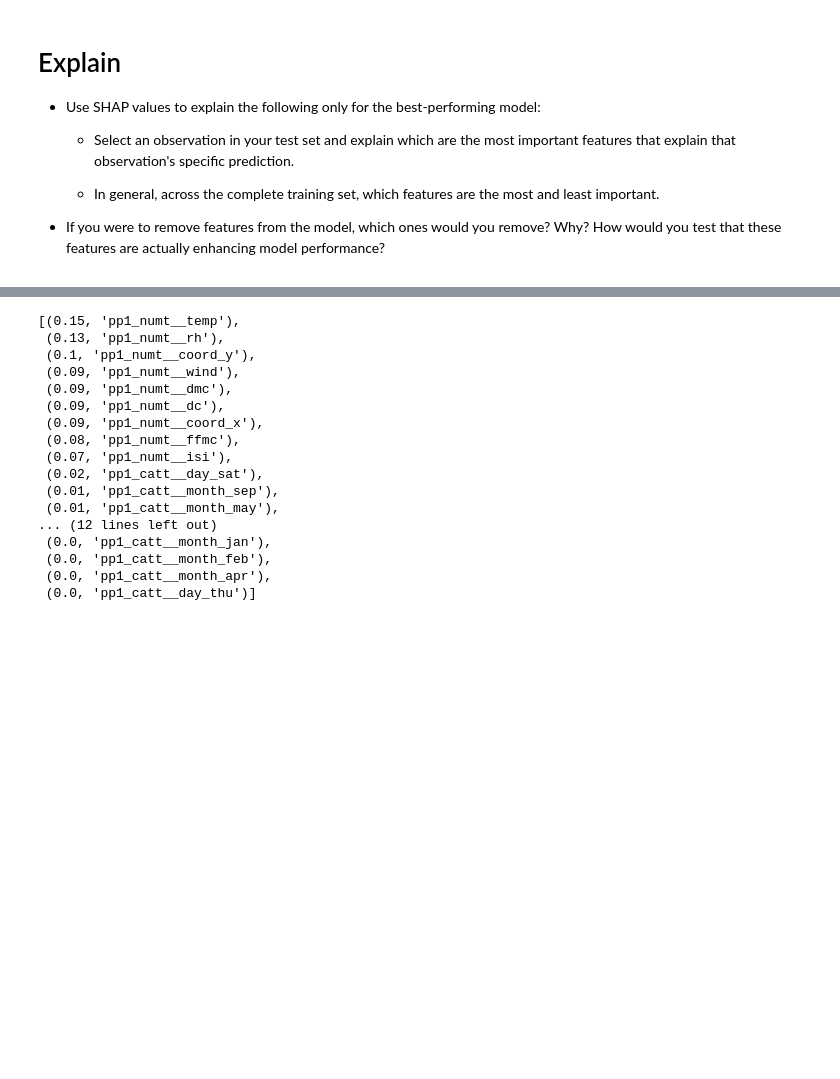
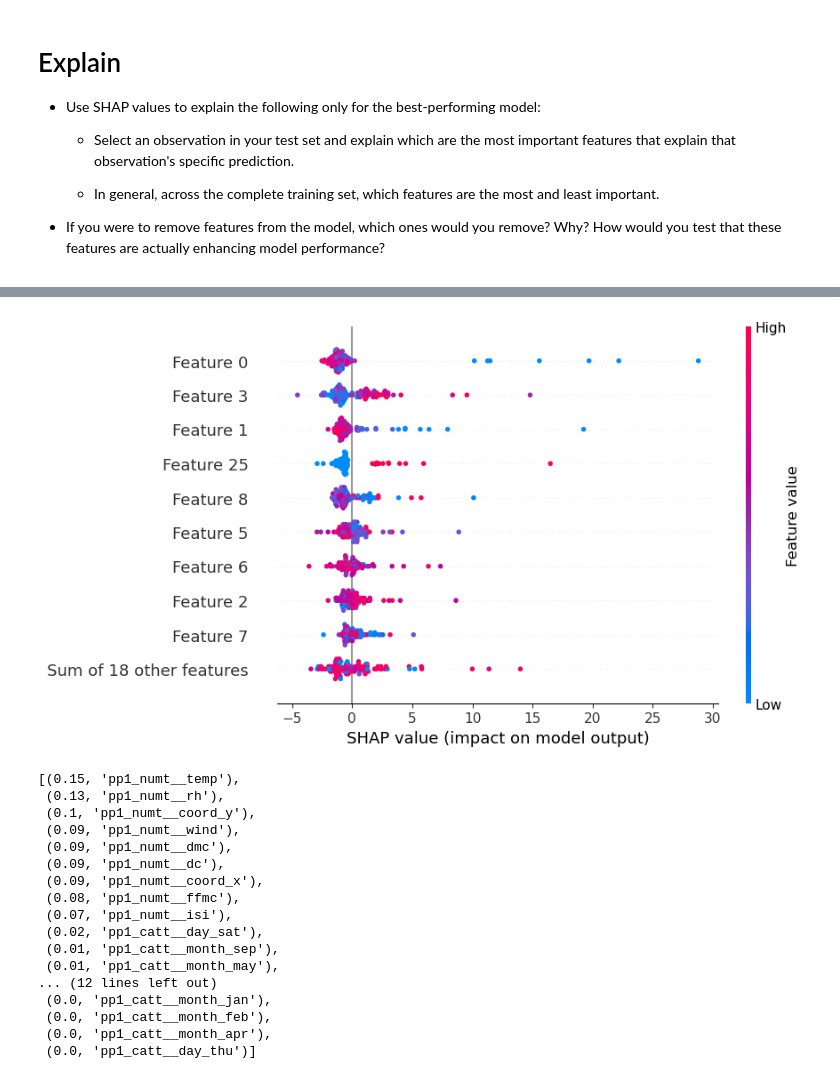
Before and after one commit to MahammadRafi06/scaling_to_production, a Jupyter notebook: 02_activities/assignments/assignment_3.ipynb, the cells around one changed output, grey strips where cells are left out. Drawn from its saved outputs; the diff is of its cells as text; code cells hidden in the pictures; blank space fills up the shorter version.

```diff
--- a/02_activities/assignments/assignment_3.ipynb
+++ b/02_activities/assignments/assignment_3.ipynb
@@ -413,3 +450,7 @@ From the results below, we can drop features with low importance i.e. <0.10
+# %%
+shap.plots.beeswarm(shap_values)
+# %% [output]
+[figure, added]
 # %%
 final_modelA = grid_searchA.best_estimator_
 feature_importance = final_modelA["regressor"].feature_importances_
```
Also changed, not shown: parts of 16 cells of this notebook, 1 other file.
